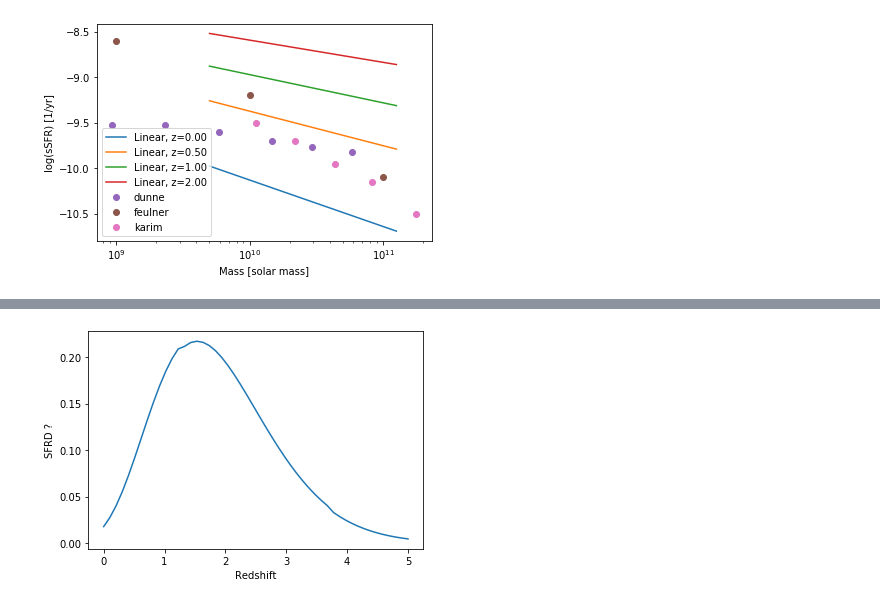
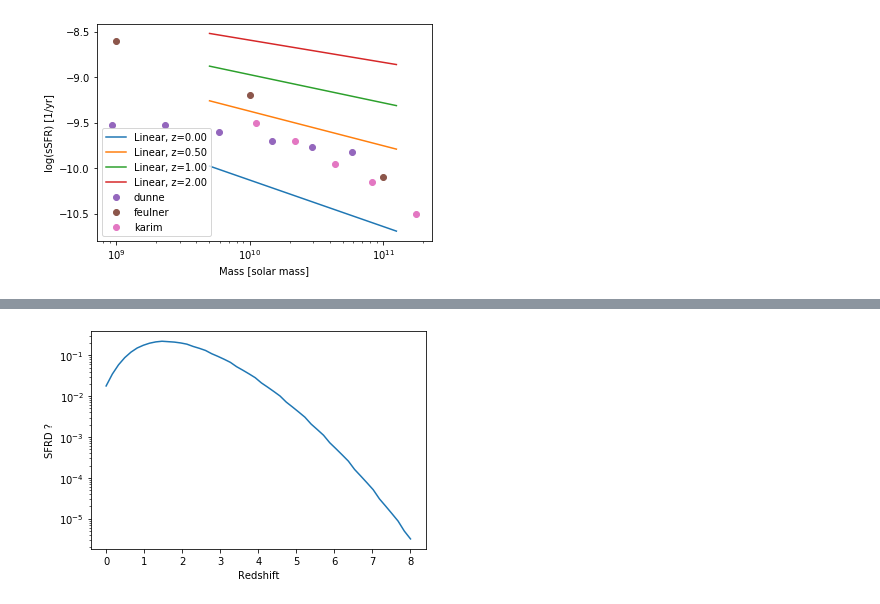
Before and after one commit to eklem1/GalaxySim, a Jupyter notebook: SFRs.ipynb, the cells around one changed output, grey strips where cells are left out. Saved outputs shown, nothing was run; the diff lists cells and outputs as text; code cells hidden in the pictures.

Commit message:
working on ssfr plotting and compiling data

```diff
--- a/SFRs.ipynb
+++ b/SFRs.ipynb
@@ -221,11 +223,11 @@ import GalaxyHOD
 pop = GalaxyHOD.GalaxyHOD()
 bins = np.logspace(9.5, 11.5)
 
-Zs = np.linspace(0, 5, 50)
+Zs = np.linspace(0, 8, 50)
 inter = []
 
 for z in Zs:
-    numberD = pop.StellarMassFunction(z, bins) #need to add an option to suppress the message
+    numberD = pop.StellarMassFunction(z, bins, False) #need to add an option to suppress the message
 
     SFR = 10**phi(z, bins)/bins # cause we don't want the value loged i think?
 
@@ -258,12 +257,12 @@ Interpolating
 # %%
 # print(len(inter))
 
-pl.plot(Zs, inter)
+pl.semilogy(Zs, inter) #log or linear y axis?
 # pl.legend()
 pl.ylabel('SFRD ?')
 pl.xlabel('Redshift')
 # pl.title('')
 
 pl.show()
 # %% [output]
-[figure, old version]
+[figure, new version]
```
Also changed, not shown: parts of 5 cells of this notebook, 2 other files.
